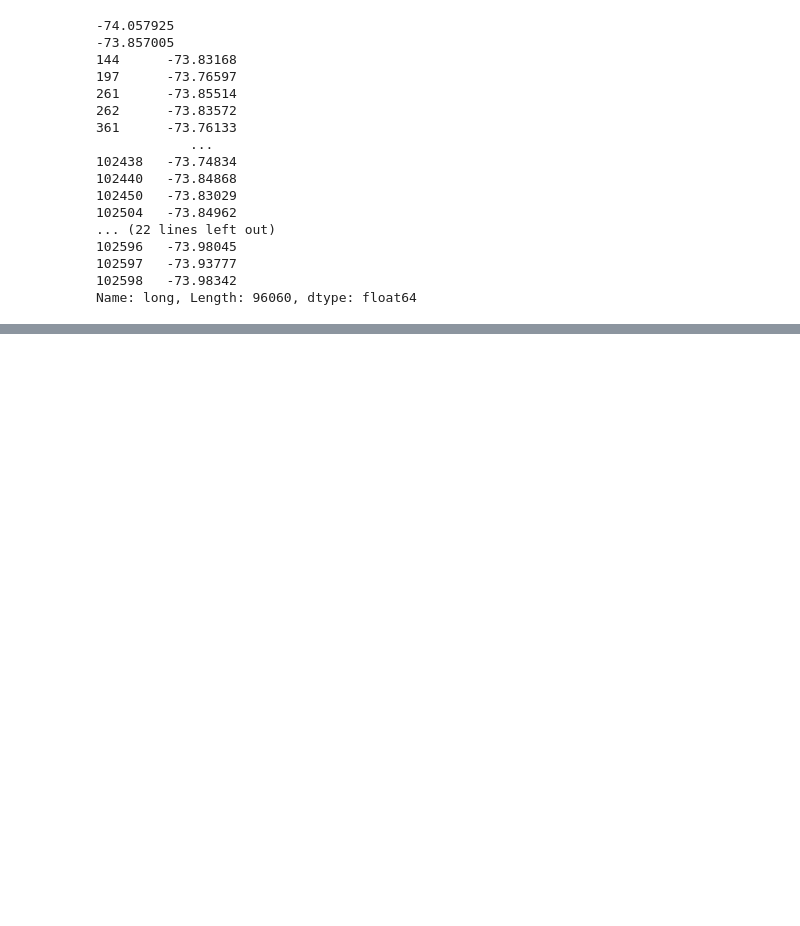
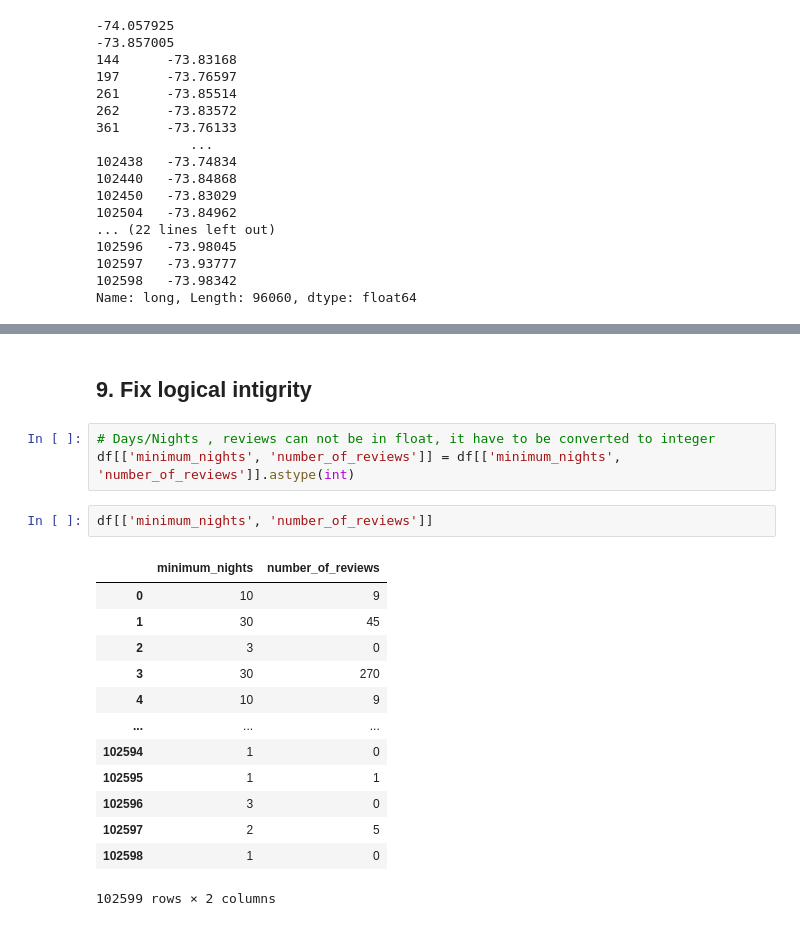
Before and after one commit to Arijit-Das-dev/Master-Data-Cleaning, a Jupyter notebook: notebooks/airbnb_dataset.ipynb, the cells around one changed output, grey strips where cells are left out. Drawn from its saved outputs; the diff is of its cells as text; blank space fills up the shorter version.

```diff
--- a/notebooks/airbnb_dataset.ipynb
+++ b/notebooks/airbnb_dataset.ipynb
@@ -821,0 +864,21 @@ Name: minimum_nights, dtype: float64
+# %% [markdown]
+## 9. Fix logical intigrity
+# %%
+# Days/Nights , reviews can not be in float, it have to be converted to integer
+df[['minimum_nights', 'number_of_reviews']] = df[['minimum_nights', 'number_of_reviews']].astype(int)
+# %%
+df[['minimum_nights', 'number_of_reviews']]
+# %% [output]
+|  | minimum_nights | number_of_reviews |
+| 0 | 10 | 9 |
+| 1 | 30 | 45 |
+| 2 | 3 | 0 |
+| 3 | 30 | 270 |
+| 4 | 10 | 9 |
+| ... | ... | ... |
+| 102594 | 1 | 0 |
+| 102595 | 1 | 1 |
+| 102596 | 3 | 0 |
+| 102597 | 2 | 5 |
+| 102598 | 1 | 0 |
+102599 rows × 2 columns
```
Also changed, not shown: parts of 5 cells of this notebook, 2 other files.
